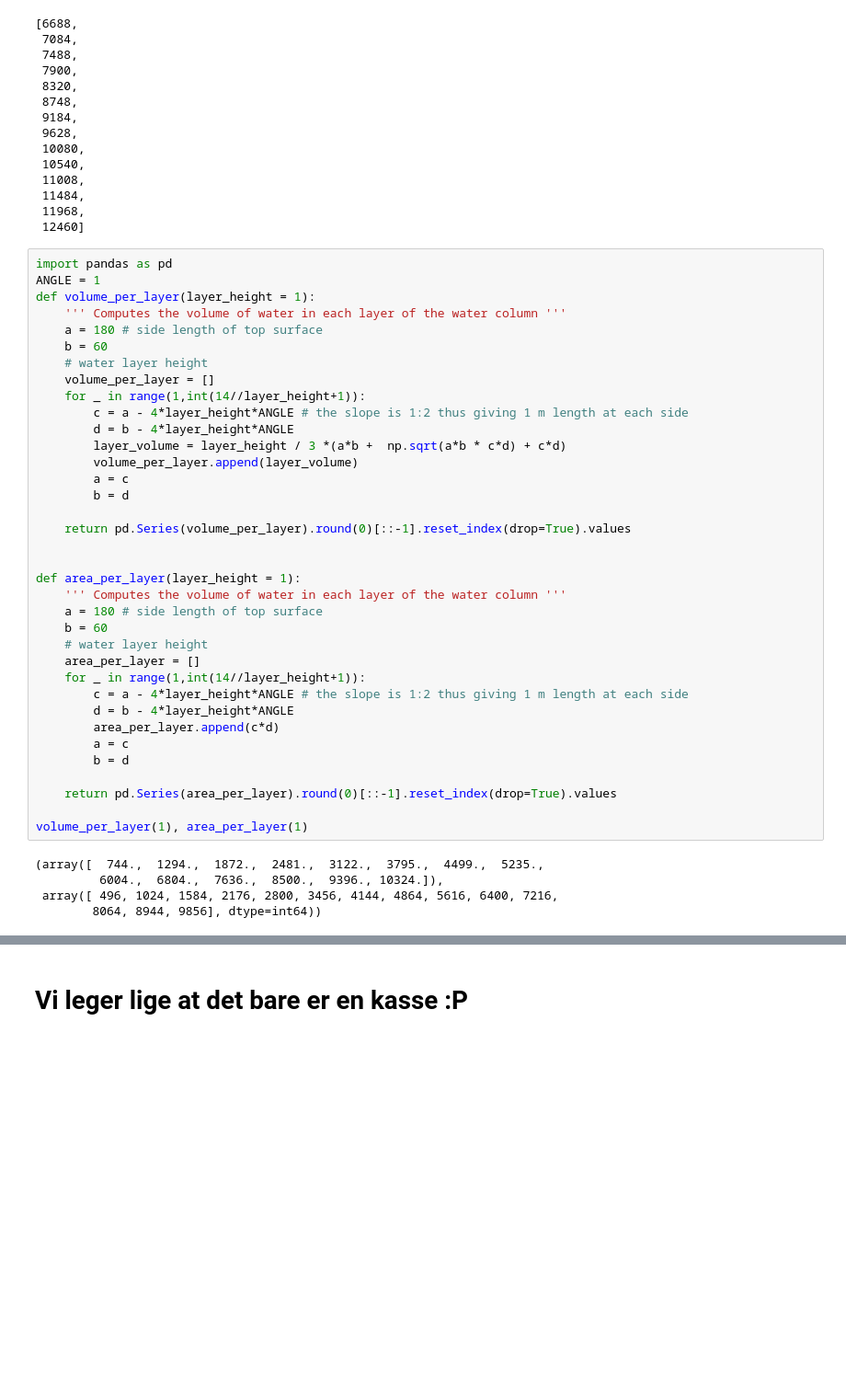
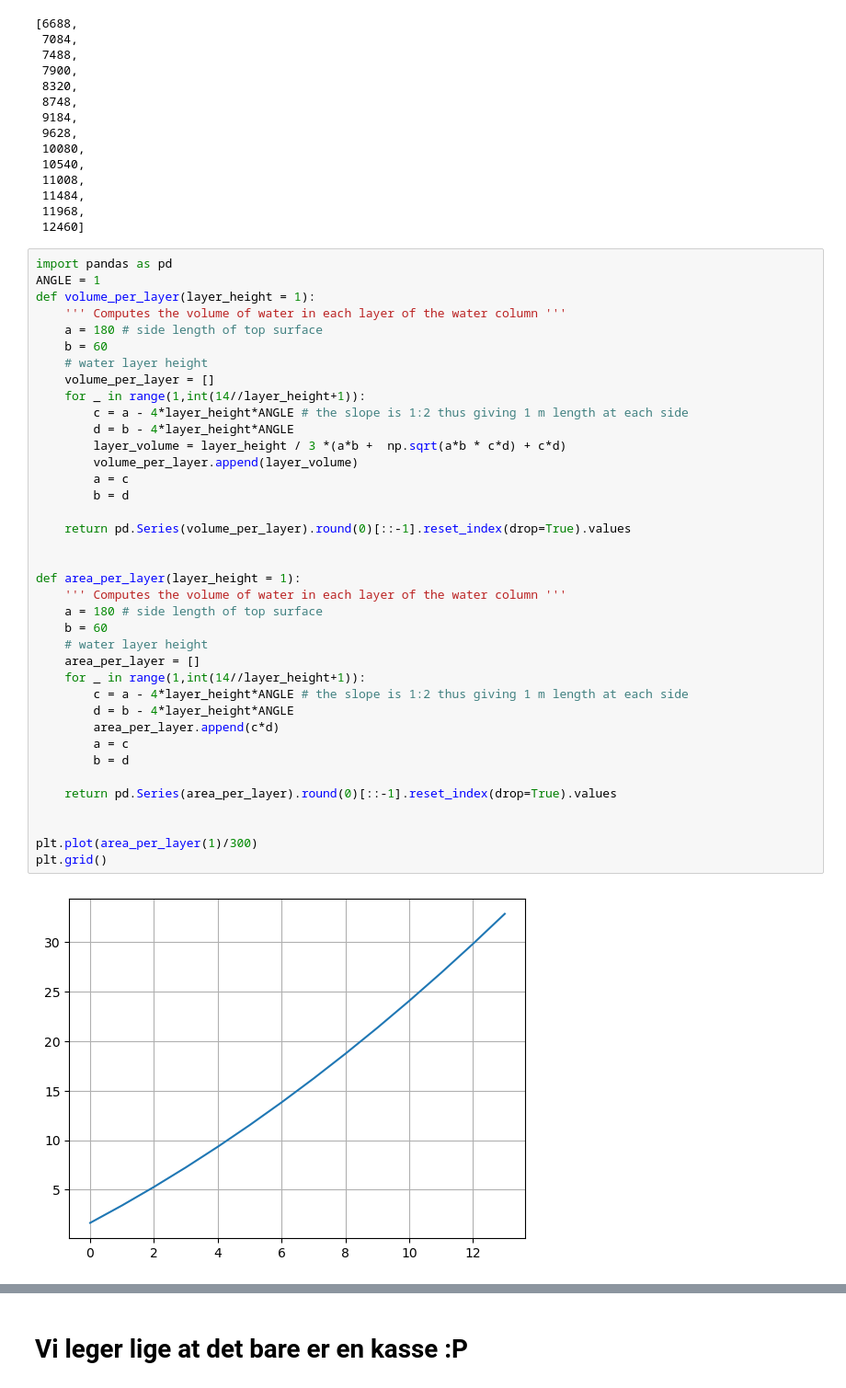
Before and after one commit to petergroenning/thesis_project, a Jupyter notebook: notebooks/areal_and_mass.ipynb, the cells around one changed output, grey strips where cells are left out. Shown at 92% size. Saved outputs shown, nothing was run; the diff lists cells and outputs as text; blank space fills up the shorter version.

```diff
--- a/notebooks/areal_and_mass.ipynb
+++ b/notebooks/areal_and_mass.ipynb
@@ -89,35 +89,34 @@ def volume_per_layer(layer_height = 1):
     b = 60
     # water layer height
     volume_per_layer = []
     for _ in range(1,int(14//layer_height+1)):
         c = a - 4*layer_height*ANGLE # the slope is 1:2 thus giving 1 m length at each side
         d = b - 4*layer_height*ANGLE
         layer_volume = layer_height / 3 *(a*b +  np.sqrt(a*b * c*d) + c*d)
         volume_per_layer.append(layer_volume)
         a = c
         b = d
 
     return pd.Series(volume_per_layer).round(0)[::-1].reset_index(drop=True).values
 
 
 def area_per_layer(layer_height = 1):
     ''' Computes the volume of water in each layer of the water column '''
     a = 180 # side length of top surface
     b = 60
     # water layer height
     area_per_layer = []
     for _ in range(1,int(14//layer_height+1)):
         c = a - 4*layer_height*ANGLE # the slope is 1:2 thus giving 1 m length at each side
         d = b - 4*layer_height*ANGLE
         area_per_layer.append(c*d)
         a = c
         b = d
 
     return pd.Series(area_per_layer).round(0)[::-1].reset_index(drop=True).values
 
-volume_per_layer(1), area_per_layer(1)
+
+plt.plot(area_per_layer(1)/300)
+plt.grid()
 # %% [output]
-(array([  744.,  1294.,  1872.,  2481.,  3122.,  3795.,  4499.,  5235.,
-         6004.,  6804.,  7636.,  8500.,  9396., 10324.]),
- array([ 496, 1024, 1584, 2176, 2800, 3456, 4144, 4864, 5616, 6400, 7216,
-        8064, 8944, 9856], dtype=int64))
+[figure, added]
```
Also changed, not shown: parts of 3 cells of this notebook, 30 other files.
